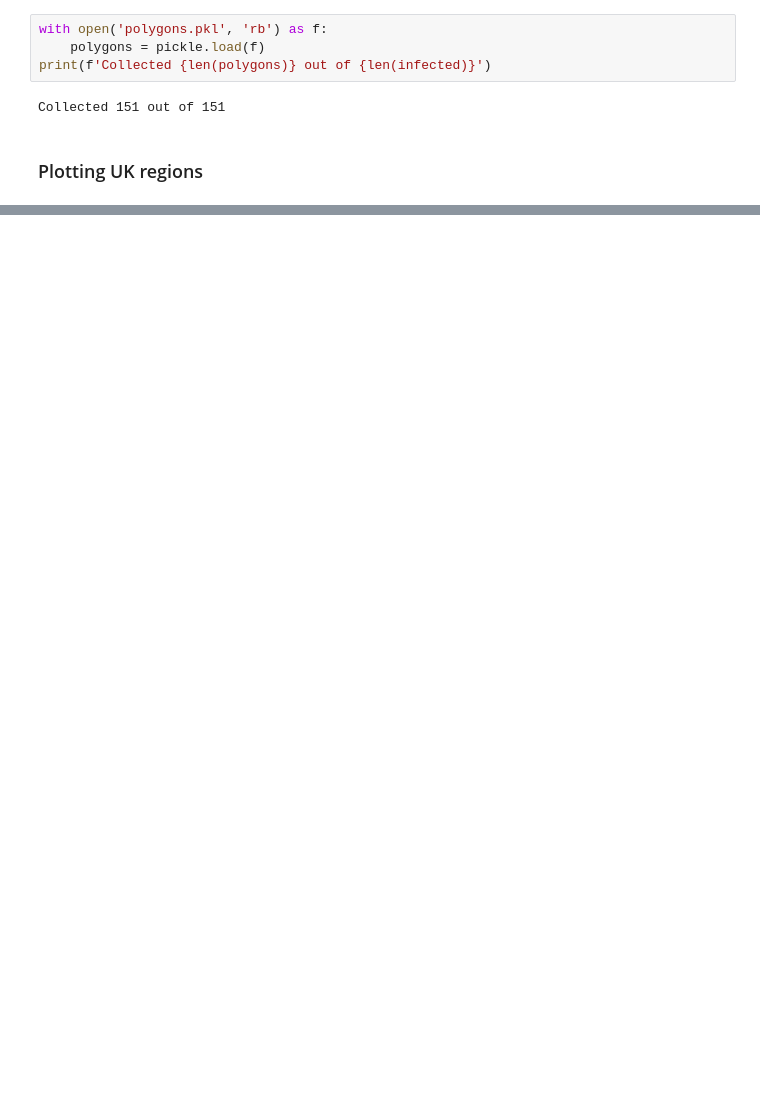
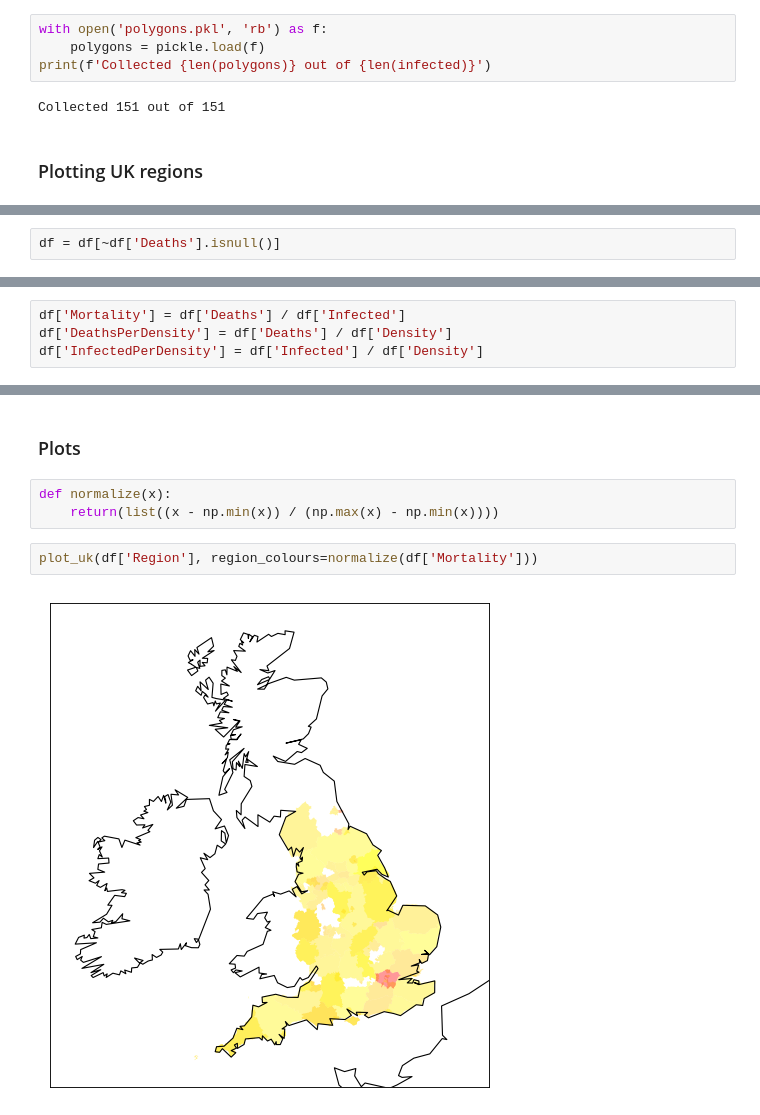
Before and after one commit to neb0123/C19_VaccineDistribution, a Jupyter notebook: Notebooks/C19_VaccineDistribution.ipynb, the cells around one changed output, grey strips where cells are left out. Saved outputs shown, nothing was run; the diff lists cells and outputs as text; blank space fills up the shorter version.

```diff
--- a/Notebooks/C19_VaccineDistribution.ipynb
+++ b/Notebooks/C19_VaccineDistribution.ipynb
@@ -96,0 +325,2 @@ plt.show()
+# %%
+df = df[~df['Deaths'].isnull()]
@@ -96,0 +347,4 @@ plt.show()
+# %%
+df['Mortality'] = df['Deaths'] / df['Infected']
+df['DeathsPerDensity'] = df['Deaths'] / df['Density']
+df['InfectedPerDensity'] = df['Infected'] / df['Density']
@@ -96,0 +367,9 @@ plt.show()
+# %% [markdown]
+### Plots
+# %%
+def normalize(x):
+    return(list((x - np.min(x)) / (np.max(x) - np.min(x))))
+# %%
+plot_uk(df['Region'], region_colours=normalize(df['Mortality']))
+# %% [output]
+[figure, added]
```
Also changed, not shown: parts of 34 cells of this notebook, 2 other files.
